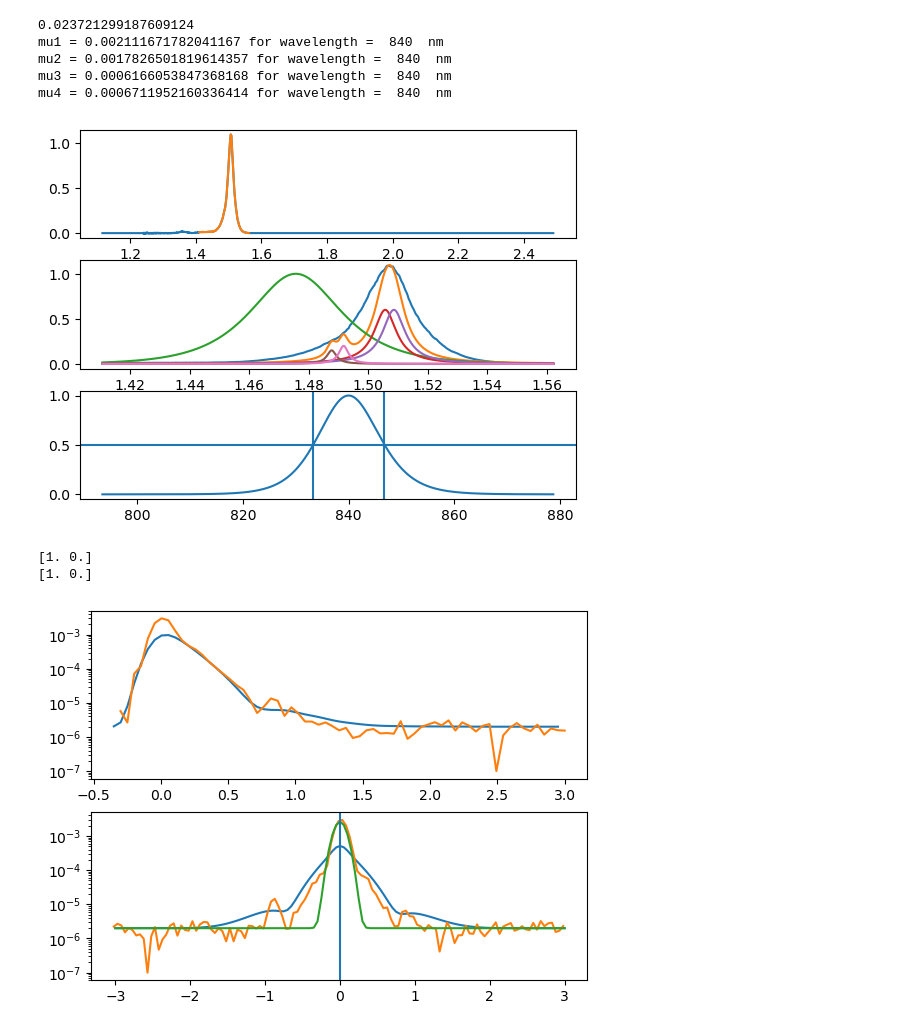
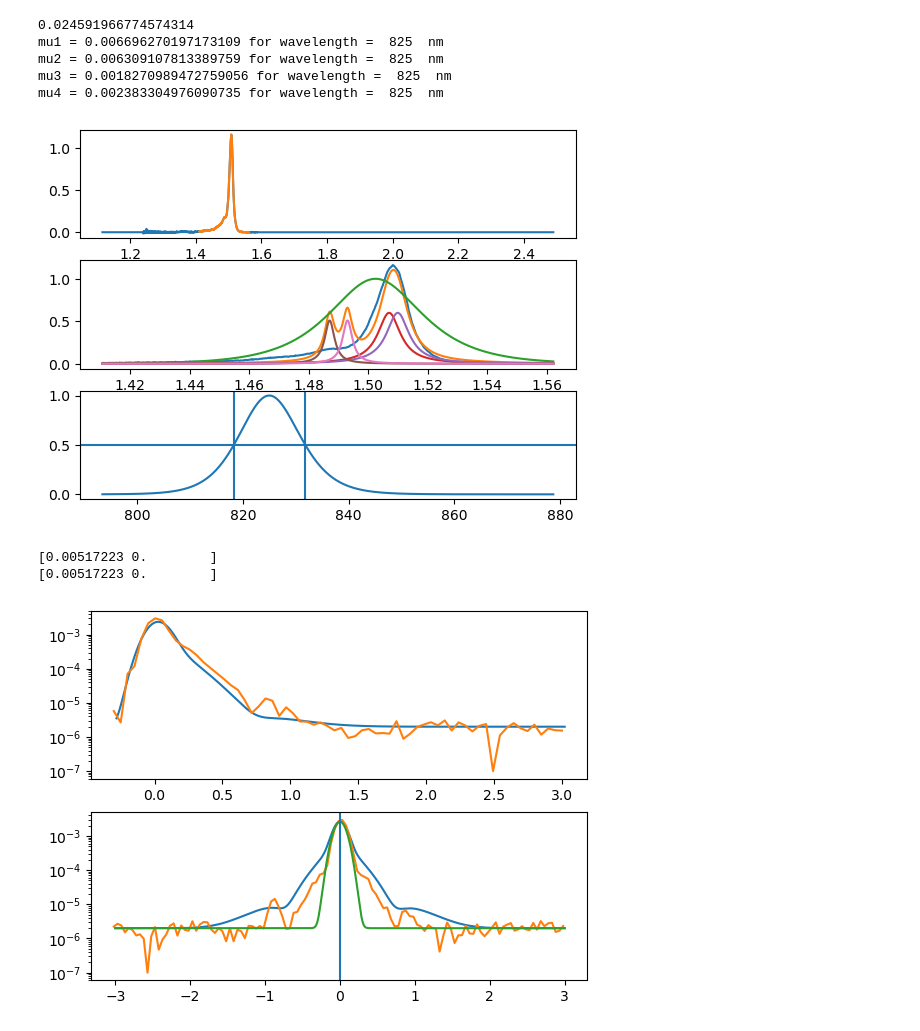
Before and after one commit to MTLphys/FittingFunctions, a Jupyter notebook: TestingFitts.ipynb, the cells around one changed output. Cells and saved outputs as stored; diff of their text form; code cells hidden in the pictures.

```diff
--- a/TestingFitts.ipynb
+++ b/TestingFitts.ipynb
@@ -16,62 +16,62 @@ def energydist(E,E0,Ew,A):
     return A/np.cosh((E-E0)/Ew)
 def dE(wl0,wlw):
     return 1239.513/(wl0-wlw)-1239.513/(wl0+wlw)
-E0 = 1.5057
+E0 = 1.507
 Ex1 =  0.0029#exciton splitting energy
-Ex2 =  0.004#Acceptor bound exciton splitting energy
-EB  = -0.018 #Acceptor bound exciton binding energy
+Ex2 =  0.006#Acceptor bound exciton splitting energy
+EB  = -0.020 #Acceptor bound exciton binding energy
 E21 =  E0
 E61 =  E0+Ex1
 Ei21 = E0+EB
 Ei61 = E0+Ex2+EB
 A = .6
 B = .6
-C = .15
-D = .2
-gm21  =  2*c.hbar*(3.5e12)/c.e#hh Exciton dephasing rate /s <-Fit Parameter
+C = .51
+D = .51
+gm21  =  2*c.hbar*3.5e12/c.e#hh Exciton dephasing rate /s <-Fit Parameter
 gm61  = 2*c.hbar*3.5e12/c.e#lh Exciton dephasing rate /s <-Fit Parameter
 gmi21 = 2*c.hbar*1.5e12/c.e#Impurity bound hh Exciton dephasing rate /s <-Fit Parameter
 gmi61 = 2*c.hbar*1.5e12/c.e#Impurity bound lh Exciton dephasing rate /s <-Fit Parameter
-PL = np.loadtxt('/home/matthew/Desktop/GitHub/FittingFunctions/exampledata/1550uW 14K.csv',delimiter=';',skiprows=49,max_rows=3647)
+PL = np.loadtxt('C:/Users/mattl/Work Programs/FittingFunctions/exampledata/316uW 14K.csv',delimiter=';',skiprows=49,max_rows=3647)
 fig,ax = plt.subplots(3)
 start = 1800
 end = 2300
 #print(gmi21)
 ax[0].plot(1239.513/(PL[:,0]-.5),PL[:,1])
 ax[0].plot(1239.513/(PL[start:end,0]-.5),PL[start:end,1])
 ax[1].plot(1239.513/(PL[start:end,0]-.5),PL[start:end,1])#1239.513/
 xdata = np.linspace(1239.513/(PL[start,0]-.5),1239.513/(PL[end,0]-.5),1000)
 ydata = PL[start:end,1]
 plfit = PLfunct(xdata,A,B,C,D,gm21,gm61,gmi21,gmi61,E21,E61,Ei21,Ei61)
 ax[1].plot(xdata,plfit)#1239.513/
 wlw = 13.5
-wl0 = 840
+wl0 = 825
 E0 = 1239.513/(wl0)
 Efwhm = dE(wl0,wlw)/2
 print(Efwhm)
 Ew = Efwhm/1.76
 excitation=energydist(xdata,E0,Ew,1)
 ax[1].plot(xdata,excitation)
 ax[1].plot(xdata,lorentz(xdata,A,gm21,E21))
 ax[1].plot(xdata,lorentz(xdata,B,gm61,E61))
 ax[1].plot(xdata,lorentz(xdata,C,gmi21,Ei21))
 ax[1].plot(xdata,lorentz(xdata,D,gmi61,Ei61))
 ax[2].plot(1239.5/xdata,excitation**2)
 ax[2].axvline(wl0-wlw/2)
 ax[2].axvline(wl0+wlw/2)
 ax[2].axhline(.5)
 dx = xdata[0]-xdata[1]
 print('mu1 =',np.sum(dx*excitation*lorentz(xdata,A,gm21,E21)),'for wavelength = ',wl0,' nm')
 print('mu2 =',np.sum(dx*excitation*lorentz(xdata,B,gm61,E61)),'for wavelength = ',wl0,' nm')
 print('mu3 =',np.sum(dx*excitation*lorentz(xdata,C,gmi21,Ei21)),'for wavelength = ',wl0,' nm')
 print('mu4 =',np.sum(dx*excitation*lorentz(xdata,D,gmi61,Ei61)),'for wavelength = ',wl0,' nm')
 # %% [output]
-0.023721299187609124
-mu1 = 0.002111671782041167 for wavelength =  840  nm
-mu2 = 0.0017826501819614357 for wavelength =  840  nm
-mu3 = 0.0006166053847368168 for wavelength =  840  nm
-mu4 = 0.0006711952160336414 for wavelength =  840  nm
+0.024591966774574314
+mu1 = 0.006696270197173109 for wavelength =  825  nm
+mu2 = 0.006309107813389759 for wavelength =  825  nm
+mu3 = 0.0018270989472759056 for wavelength =  825  nm
+mu4 = 0.002383304976090735 for wavelength =  825  nm
-[figure, old version]
+[figure, new version]
 # %%
 #fit for 815
 import os
@@ -87,43 +87,49 @@ def gauss(t,sigma,t0):
 directory =maindir+'/HFWMV2 CS NW InitialTest/LongCollections/Results/'
 T3reffile = '2mW1mW2mWphotonechok1-0.3ps3.0psk3-3.0ps3.0psk2-4psFWHM815135T3refcut.csv'
 T12file = '2mW1mW2mWphotonechok1-0.3ps3.0psk3-3.0ps3.0psk2-4psFWHM815135T12cut.csv'
-
+outputfile = '2mW1mW2mWphotonechok1-0.3ps3.0psk3-3.0ps3.0psk2-4psFWHM815135Results.csv'
 T3refdata = np.loadtxt(directory+T3reffile,delimiter=';')
 T12data   = np.loadtxt(directory+T12file,delimiter=';')
-ol21 = 1.0#overlap of hh exciton state
-ol61 = 1.1#overlap of lh exciton state
-oli21 = 0.2 #overlap of hh bound exciton state
-oli61 = 0.2#overlap of lh bound exciton state
+
+
+ol21 = 0.005172228187613916#overlap of hh exciton state
+ol61 = 0.005747812140979084#overlap of lh exciton state
+oli21 = 0.0007216690156471695 #overlap of hh bound exciton state
+oli61 = 0.000923409156796965 #overlap of lh bound exciton state
 Ex1 =  c.e*0.0029/c.hbar#exciton splitting energy
-Ex2 =  c.e*0.004/c.hbar#Acceptor bound exciton splitting energy
-EB  = -c.e*0.018/c.hbar #Acp0 = [Ex1   ,Ex2   , # 0,1
+Ex2 =  c.e*0.006/c.hbar#Acceptor bound exciton splitting energy
+EB  = -c.e*0.020/c.hbar #Acp0 = [Ex1   ,Ex2   , # 0,1
 
 gm21  = 3.5e12#hh Exciton dephasing rate /s <-Fit Parameter
 gm61  = 3.5e12#lh Exciton dephasing rate /s <-Fit Parameter
 gmi21 = 1.5e12#Impurity bound hh Exciton dephasing rate /s <-Fit Parameter
 gmi61 = 1.5e12#Impurity bound lh Exciton dephasing rate /s <-Fit Parameter
-K = 0.5e-121#
+K = 0.6e-112#
+Ad = 7e-3
 p0 = [Ex1   ,Ex2   , # 0,1
       EB    ,ol21  , # 2,3
       ol61  ,oli21 , # 4,5
       oli61 ,gm21  , # 6,7
-      gm61, gmi21  , # 8,9
-      gmi61, K     ]   # 10,11
+      gm61  ,gmi21  , # 8,9
+      gmi61 ,K      , # 10,11
+      Ad     ] # 12
 
-t = T3refdata[:,0]*1e-12+7e-12
-
+t = T3refdata[:,0]*1e-12+4e-12
+t = np.linspace(t[0],t[-1],1000)
 dt = t[1]-t[0]
 t0 =(t[-1]+t[0])/2
 Pv = fftconvolve(fitfunctt(t,*p0),dt*gauss(t,.18e-12/2.335,t0),mode='same')
-
+#Pv = fitfunctt(t,*p0)
 fig,axs = plt.subplots(2)
 axs[0].set_yscale('log')
 axs[1].set_yscale('log')
-axs[0].plot(t*1e12-7.05,Pv+2e-6)
+axs[0].plot(t*1e12-3.98,Pv+2e-6)
 axs[0].plot(T3refdata[:,0],T3refdata[:,1])
 
+sf = np.vstack([t*1e12-3.98,Pv+2e-6])
 tau = T12data[:,0]*1e-12
-t = 7.1e-12
+tau = np.linspace(tau[0],tau[-1],1000)
+t = 4.02e-12
 dtau = tau[1]-tau[0]
 tau0 =(tau[-1]+tau[0])/2
 Pv = fftconvolve(fitfunctt(t,*p0,tau=tau),dtau*gauss(tau,.18e-12/2.355,tau0),mode='same')
@@ -132,12 +138,17 @@ axs[1].plot(tau*1e12,Pv+2e-6)
 axs[1].plot(T12data[0:,0]-.02,T12data[0:,1])
 axs[1].plot(tau*1e12,2e-6+5e-16*gauss(tau,.18e-12/2.355,tau0))
 axs[1].axvline(0)
+sf=np.vstack([sf,tau*1e12])
+sf=np.vstack([sf,Pv+2e-6])
 
 plt.show()
+
+np.savetxt(directory+outputfile,sf.transpose(),delimiter=';')
+wl='815'
 # %% [output]
-[1. 0.]
-[1. 0.]
+[0.00517223 0.        ]
+[0.00517223 0.        ]
-[figure, old version]
+[figure, new version]
 # %%
 #fit for 820
 import os
```
Also changed, not shown: parts of 8 cells of this notebook, 3 other files.
